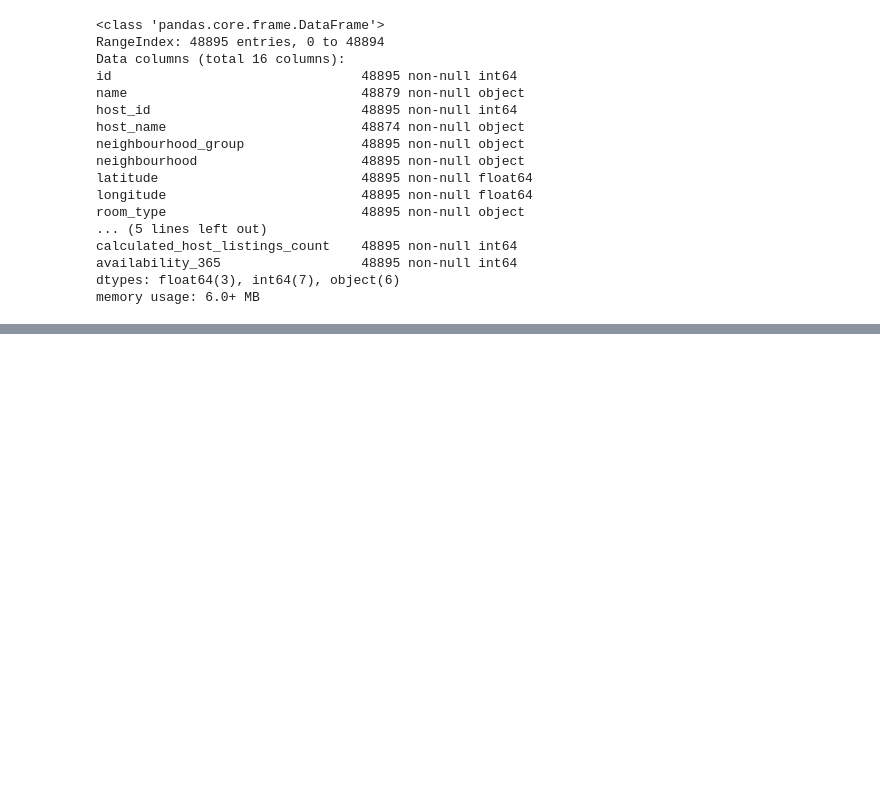
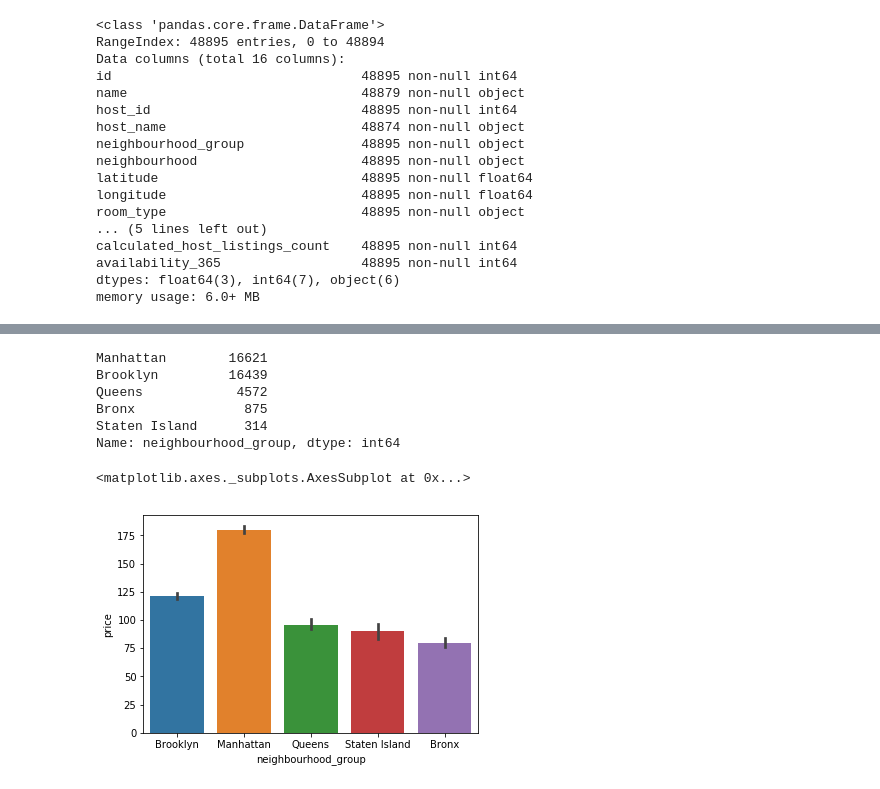
Before and after one commit to stmohd/stats-rough, a Jupyter notebook: statistics.ipynb, the cells around one changed output, grey strips where cells are left out. Drawn from its saved outputs; the diff is of its cells as text; code cells hidden in the pictures; blank space fills up the shorter version.

```diff
--- a/statistics.ipynb
+++ b/statistics.ipynb
@@ -85,0 +196,14 @@ Here we can say all int ,float types are numeric data and objects are categorica
+# %%
+data_copy.neighbourhood_group.value_counts()
+# %% [output]
+Manhattan        16621
+Brooklyn         16439
+Queens            4572
+Bronx              875
+Staten Island      314
+Name: neighbourhood_group, dtype: int64
+# %%
+sns.barplot(data_copy.neighbourhood_group,data_copy.price)
+# %% [output]
+<matplotlib.axes._subplots.AxesSubplot at 0x...>
+[figure, added]
```
Also changed, not shown: parts of 16 cells of this notebook, 3 other files.
